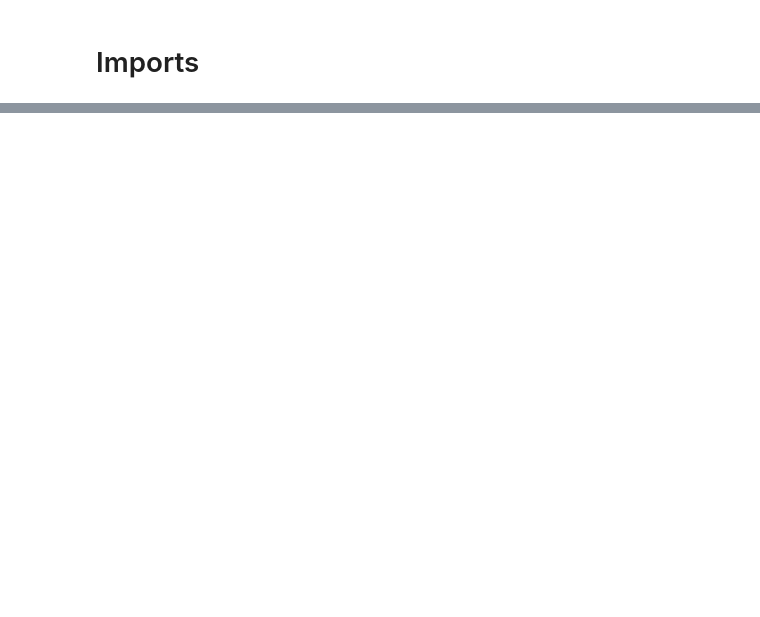
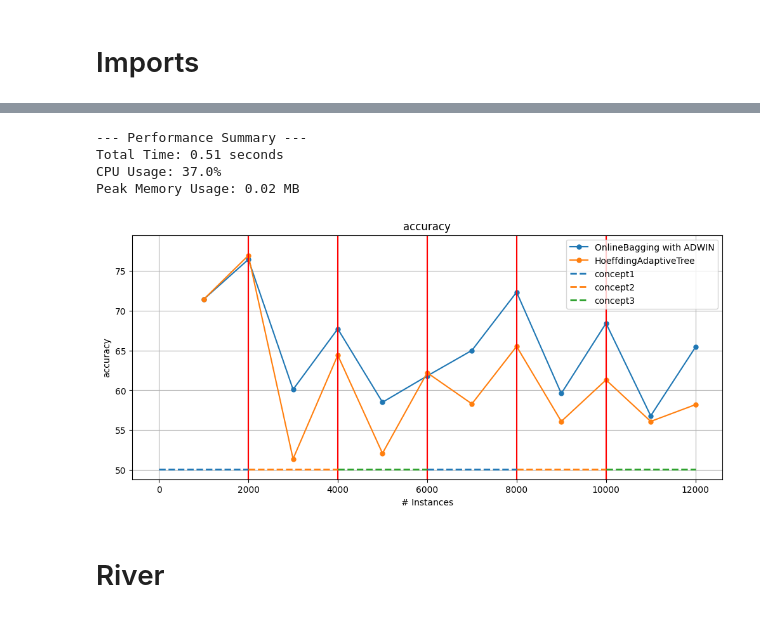
Before and after one commit to Streaming-Data-Analytics/2024-2025_SML-Notebooks-in-CapyMOA, a Jupyter notebook: source/drifts.ipynb, the cells around one changed output, grey strips where cells are left out. Cells and saved outputs as stored; diff of their text form; code cells hidden in the pictures; blank space fills up the shorter version.

Commit message:
Added notebook for drifts

```diff
--- a/source/drifts.ipynb
+++ b/source/drifts.ipynb
@@ -24,0 +101,53 @@ import time, tracemalloc, psutil
+# %%
+concept1 = RandomTreeGenerator(tree_random_seed=1, instance_random_seed=1)
+concept2 = RandomTreeGenerator(tree_random_seed=2, instance_random_seed=1)
+concept3 = RandomTreeGenerator(tree_random_seed=3, instance_random_seed=1)
+
+window_size = 1000
+concept_length = 2000
+concept_list = [concept1, concept2, concept3]
+concept_name_list = ["concept1", "concept2", "concept3"]
+max_recurrences_per_concept = 2
+max_instances = concept_length * len(concept_list) * max_recurrences_per_concept
+
+stream_with_recurrent_concepts = RecurrentConceptDriftStream(
+    concept_list=concept_list,
+    max_recurrences_per_concept=max_recurrences_per_concept,
+    transition_type_template=AbruptDrift(position=concept_length),
+    concept_name_list=concept_name_list,
+)
+
+# Define the learners + an alias (dictionary key)
+learners = {
+    "OB": OnlineAdwinBagging(schema=stream_sea2drift.get_schema(), ensemble_size=10),
+    "HAT": HoeffdingAdaptiveTree(schema=stream_sea2drift.get_schema()),
+}
+
+start_time, cpu_start = start_measurements()
+
+results = {name: [] for name in learners.keys()}
+for name, learner in learners.items():
+    results_stream_with_drifts = prequential_evaluation(
+        stream=stream_with_recurrent_concepts,
+        learner=learner,
+        window_size=window_size,
+        max_instances=max_instances,
+    )
+    results[name] = results_stream_with_drifts
+
+end_time, cpu_end, current, peak = end_measurements()
+
+print(f"\n--- Performance Summary ---")
+print(f"Total Time: {end_time - start_time:.2f} seconds")
+print(f"CPU Usage: {cpu_end}%")
+print(f"Peak Memory Usage: {peak / 10**6:.2f} MB")
+
+plot_windowed_results(results["OB"], results["HAT"], metric="accuracy")
+# %% [output]
+--- Performance Summary ---
+Total Time: 0.51 seconds
+CPU Usage: 37.0%
+Peak Memory Usage: 0.02 MB
+[figure, added]
+# %% [markdown]
+# River
```
Also changed, not shown: parts of 6 cells of this notebook, 3 other files.
